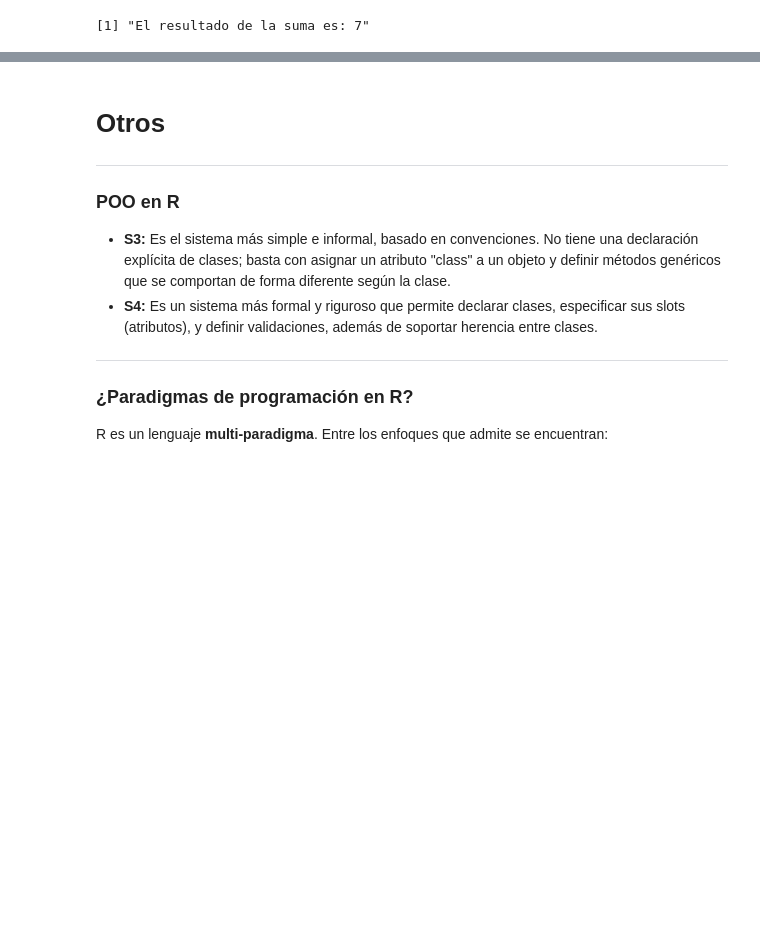
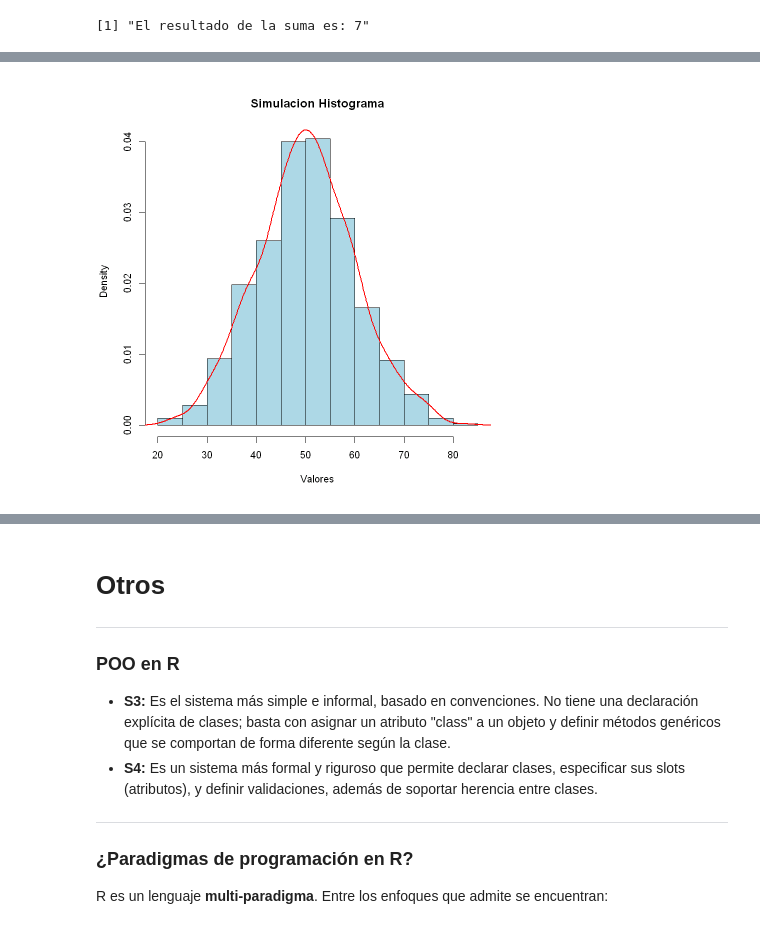
Before and after one commit to JISV7/Calculo-numerico, a Jupyter notebook: Documentacion/R/Documentacion R.ipynb, the cells around one changed output, grey strips where cells are left out. Drawn from its saved outputs; the diff is of its cells as text; code cells hidden in the pictures; blank space fills up the shorter version.

```diff
--- a/Documentacion/R/Documentacion R.ipynb
+++ b/Documentacion/R/Documentacion R.ipynb
@@ -235,0 +273,19 @@ print(paste("El resultado de la suma es:", resultado))
+# %%
+# Fijamos la semilla para reproducibilidad
+set.seed(123)
+
+# Generamos 1000 datos aleatorios de una distribución normal (media = 50, desviación estándar = 10)
+datos <- rnorm(1000, mean = 50, sd = 10)
+
+# Creamos un histograma básico con colores personalizados y la opción probability=TRUE para obtener densidades
+hist(datos,
+     probability = TRUE,                # Muestra densidades en lugar de frecuencias absolutas
+     main = "Simulacion Histograma",
+     xlab = "Valores",
+     col = "lightblue",
+     border = "black")
+
+# Agregamos una línea de densidad en rojo
+lines(density(datos), col = "red", lwd = 2)
+# %% [output]
+[figure, added]
```
Also changed, not shown: parts of 6 cells of this notebook.
